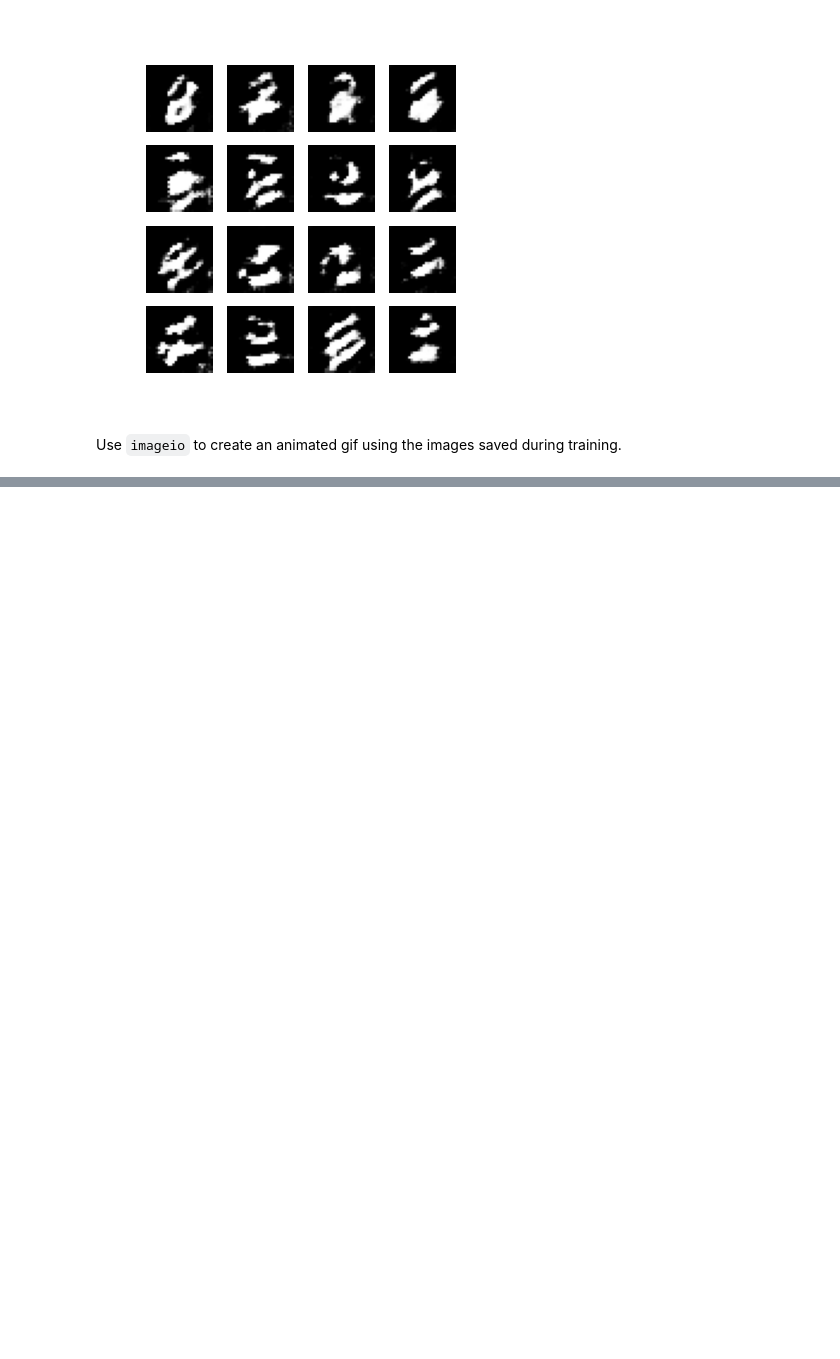
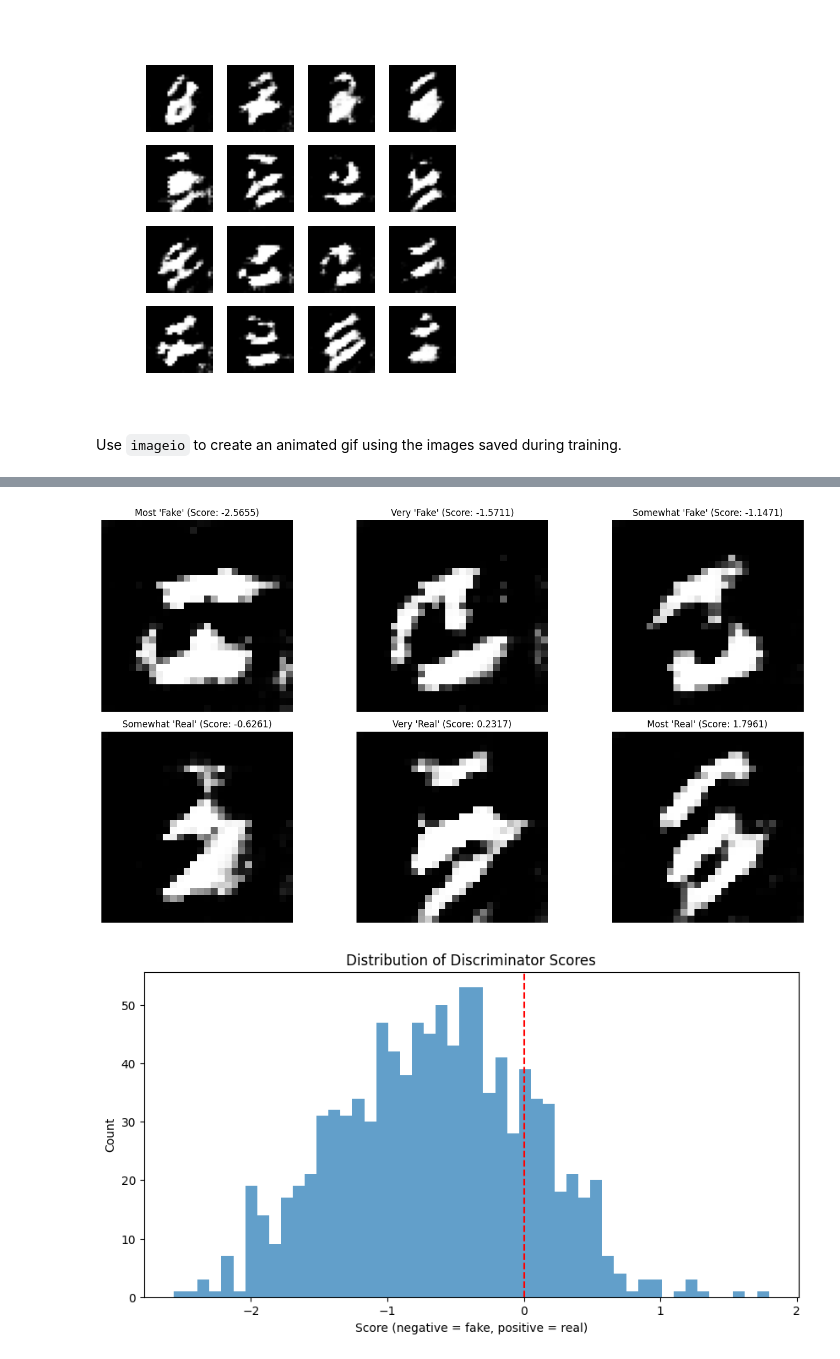
Before and after one commit to ahsanashraf148/Applied-Data-Science-Capstone, a Jupyter notebook: site/en/tutorials/generative/dcgan.ipynb, the cells around one changed output, grey strips where cells are left out. Drawn from its saved outputs; the diff is of its cells as text; code cells hidden in the pictures; blank space fills up the shorter version.

```diff
--- a/site/en/tutorials/generative/dcgan.ipynb
+++ b/site/en/tutorials/generative/dcgan.ipynb
@@ -310,0 +652,5 @@ embed.embed_file(anim_file)
+# %%
+visualize_discriminator_boundary()
+# %% [output]
+[figure, added]
+[figure, added]
```
Also changed, not shown: parts of 7 cells of this notebook.
